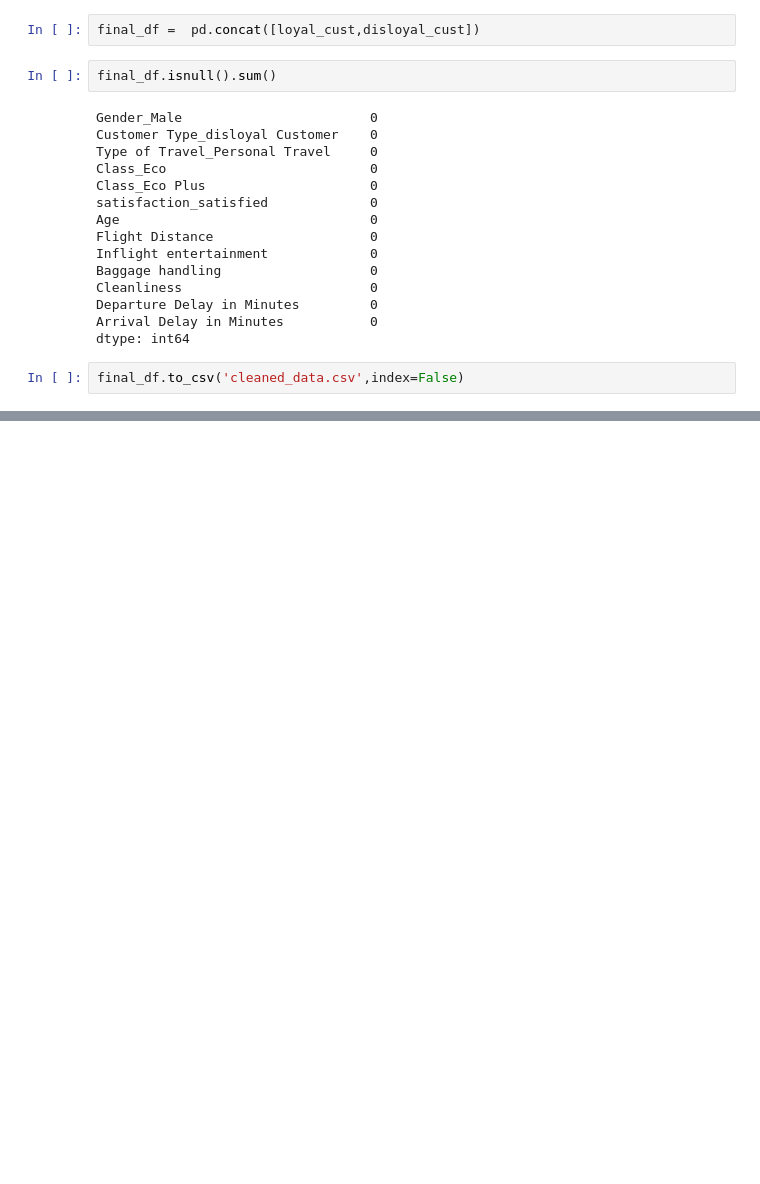
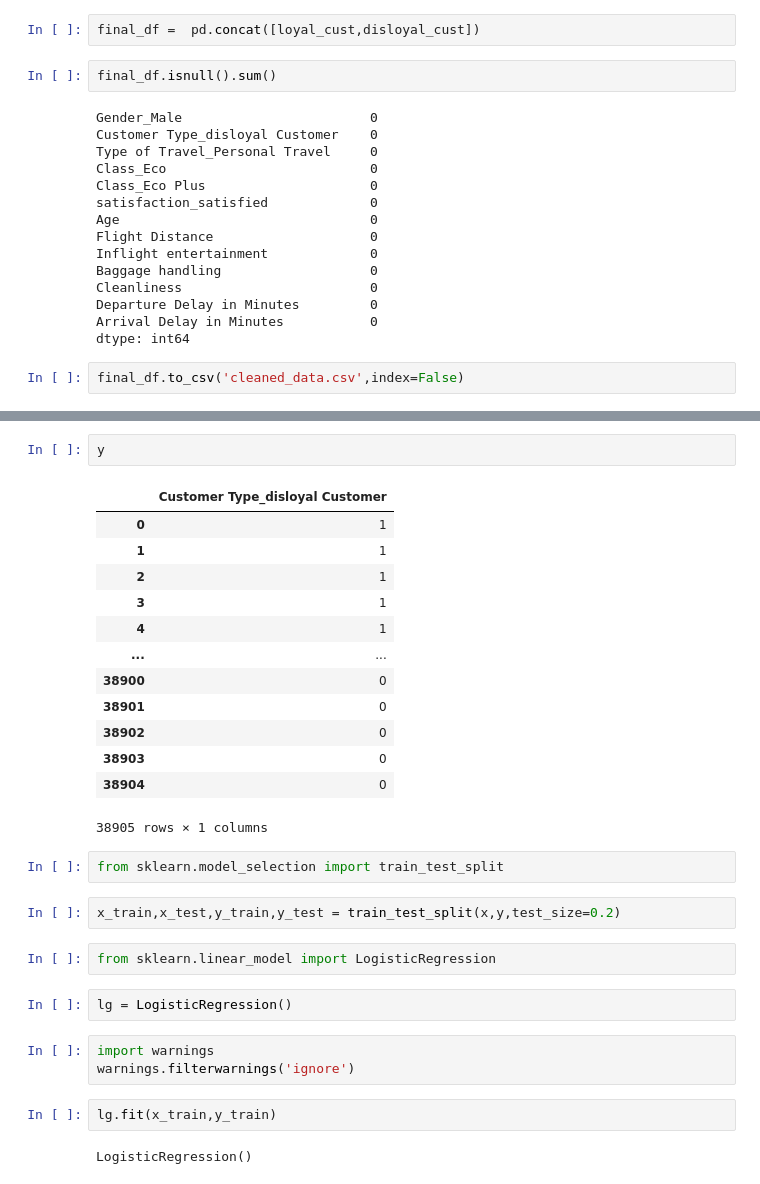
Before and after one commit to upflairs-pvt-ltd/JECRC-20april2024, a Jupyter notebook: day-20.ipynb, the cells around one changed output, grey strips where cells are left out. Saved outputs shown, nothing was run; the diff lists cells and outputs as text; blank space fills up the shorter version.

```diff
--- a/day-20.ipynb
+++ b/day-20.ipynb
@@ -220,0 +243,31 @@ final_df.to_csv('cleaned_data.csv',index=False)
+# %%
+y
+# %% [output]
+|  | Customer Type_disloyal Customer |
+| 0 | 1 |
+| 1 | 1 |
+| 2 | 1 |
+| 3 | 1 |
+| 4 | 1 |
+| ... | ... |
+| 38900 | 0 |
+| 38901 | 0 |
+| 38902 | 0 |
+| 38903 | 0 |
+| 38904 | 0 |
+38905 rows × 1 columns
+# %%
+from sklearn.model_selection import train_test_split
+# %%
+x_train,x_test,y_train,y_test = train_test_split(x,y,test_size=0.2)
+# %%
+from sklearn.linear_model import LogisticRegression
+# %%
+lg = LogisticRegression()
+# %%
+import warnings
+warnings.filterwarnings('ignore')
+# %%
+lg.fit(x_train,y_train)
+# %% [output]
+LogisticRegression()
```
Also changed, not shown: parts of 19 cells of this notebook, 2 other files.
